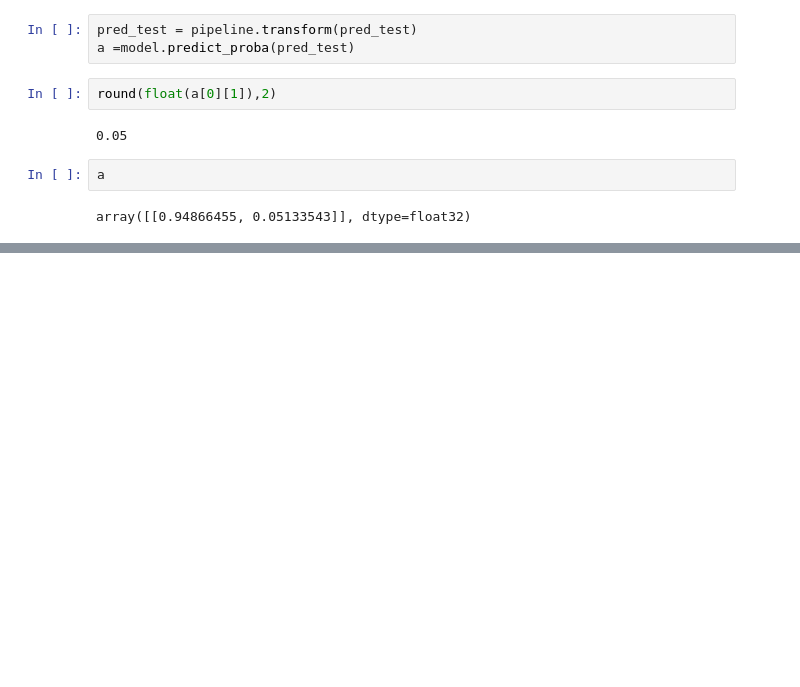
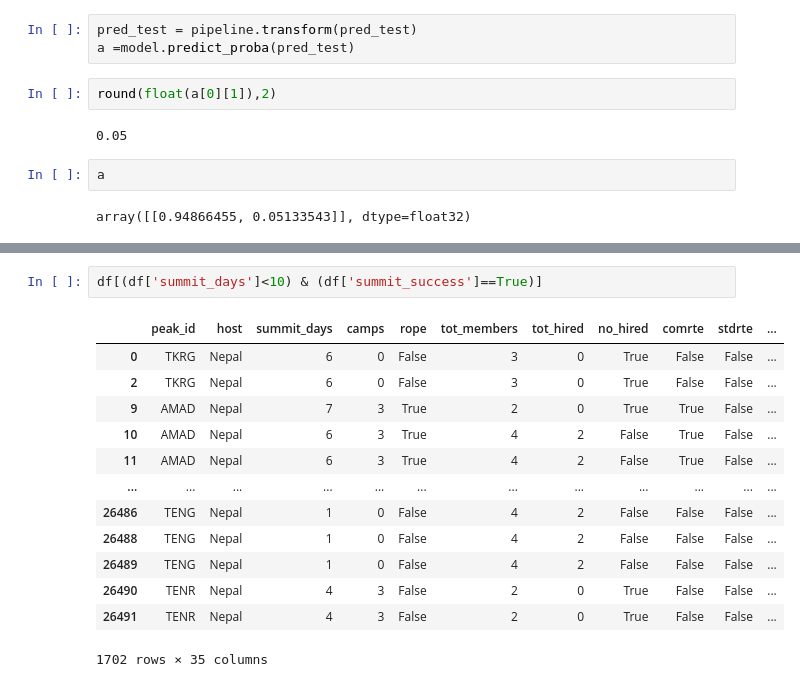
Before and after one commit to JeremyDel/himalaya-project, a Jupyter notebook: himalaya-project/kyril.ipynb, the cells around one changed output, grey strips where cells are left out. Saved outputs shown, nothing was run; the diff lists cells and outputs as text; blank space fills up the shorter version.

```diff
--- a/himalaya-project/kyril.ipynb
+++ b/himalaya-project/kyril.ipynb
@@ -1205,0 +1236,16 @@ array([[0.94866455, 0.05133543]], dtype=float32)
+# %%
+df[(df['summit_days']<10) & (df['summit_success']==True)]
+# %% [output]
+|  | peak_id | host | summit_days | camps | rope | tot_members | tot_hired | no_hired | comrte | stdrte | ... |
+| 0 | TKRG | Nepal | 6 | 0 | False | 3 | 0 | True | False | False | ... |
+| 2 | TKRG | Nepal | 6 | 0 | False | 3 | 0 | True | False | False | ... |
+| 9 | AMAD | Nepal | 7 | 3 | True | 2 | 0 | True | True | False | ... |
+| 10 | AMAD | Nepal | 6 | 3 | True | 4 | 2 | False | True | False | ... |
+| 11 | AMAD | Nepal | 6 | 3 | True | 4 | 2 | False | True | False | ... |
+| ... | ... | ... | ... | ... | ... | ... | ... | ... | ... | ... | ... |
+| 26486 | TENG | Nepal | 1 | 0 | False | 4 | 2 | False | False | False | ... |
+| 26488 | TENG | Nepal | 1 | 0 | False | 4 | 2 | False | False | False | ... |
+| 26489 | TENG | Nepal | 1 | 0 | False | 4 | 2 | False | False | False | ... |
+| 26490 | TENR | Nepal | 4 | 3 | False | 2 | 0 | True | False | False | ... |
+| 26491 | TENR | Nepal | 4 | 3 | False | 2 | 0 | True | False | False | ... |
+1702 rows × 35 columns
```
Also changed, not shown: parts of 48 cells of this notebook, 10 other files.
